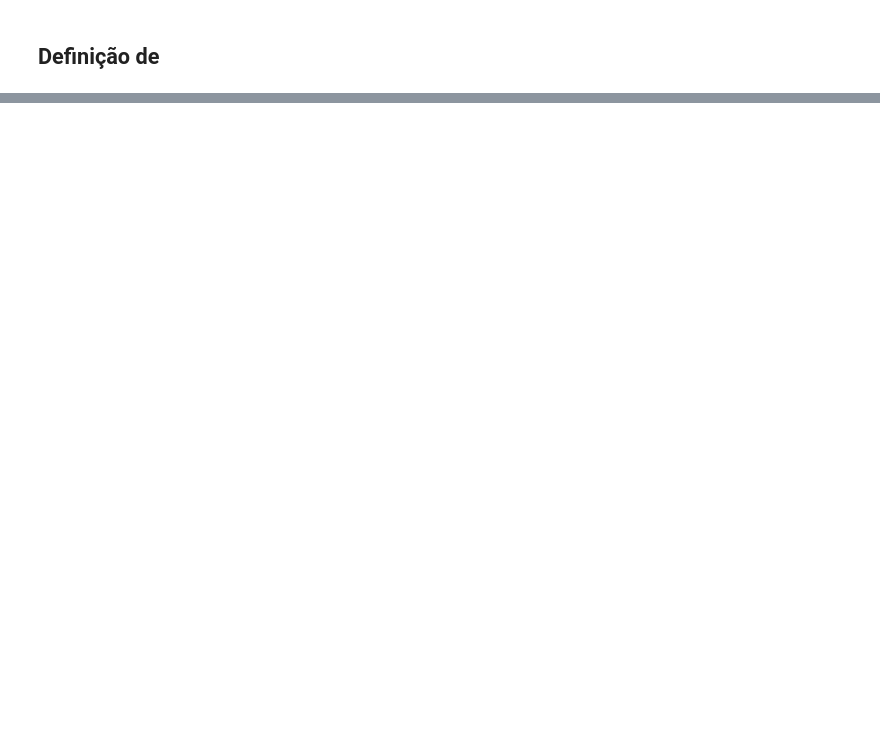
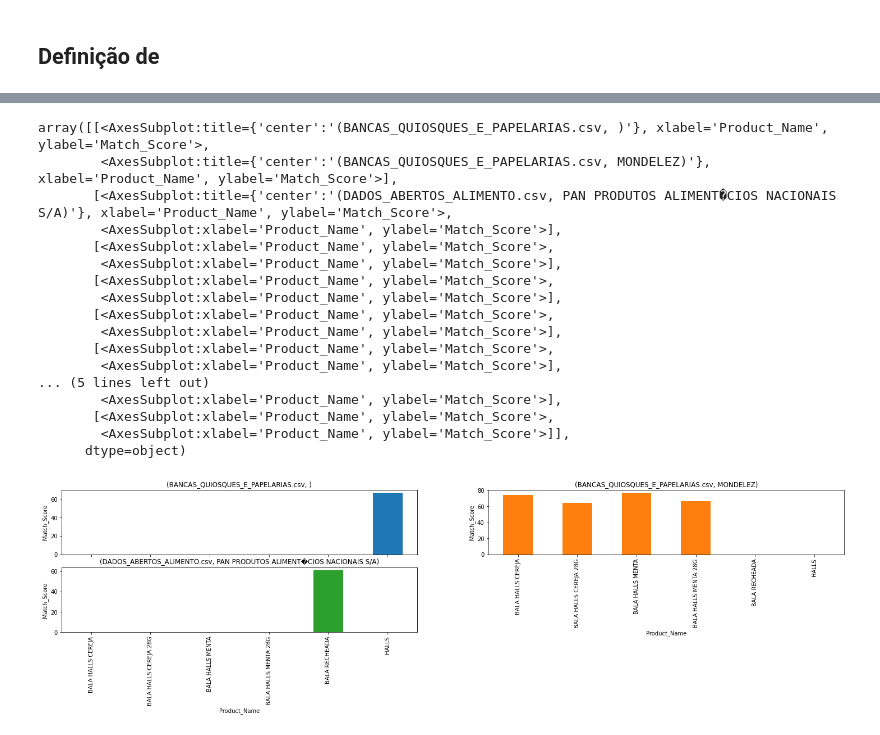
Before and after one commit to ssnivlek/fuzzy_csv_search, a Jupyter notebook: fuzzy_search.ipynb, the cells around one changed output, grey strips where cells are left out. Saved outputs shown, nothing was run; the diff lists cells and outputs as text; code cells hidden in the pictures; blank space fills up the shorter version.

```diff
--- a/fuzzy_search.ipynb
+++ b/fuzzy_search.ipynb
@@ -162,0 +223,21 @@ df.head()
+# %%
+dfp.plot(kind='bar', subplots=True, figsize=(25, 25),layout=(10,2),legend=False,ylabel='Match_Score')
+# %% [output]
+array([[<AxesSubplot:title={'center':'(BANCAS_QUIOSQUES_E_PAPELARIAS.csv, )'}, xlabel='Product_Name', ylabel='Match_Score'>,
+        <AxesSubplot:title={'center':'(BANCAS_QUIOSQUES_E_PAPELARIAS.csv, MONDELEZ)'}, xlabel='Product_Name', ylabel='Match_Score'>],
+       [<AxesSubplot:title={'center':'(DADOS_ABERTOS_ALIMENTO.csv, PAN PRODUTOS ALIMENT�CIOS NACIONAIS S/A)'}, xlabel='Product_Name', ylabel='Match_Score'>,
+        <AxesSubplot:xlabel='Product_Name', ylabel='Match_Score'>],
+       [<AxesSubplot:xlabel='Product_Name', ylabel='Match_Score'>,
+        <AxesSubplot:xlabel='Product_Name', ylabel='Match_Score'>],
+       [<AxesSubplot:xlabel='Product_Name', ylabel='Match_Score'>,
+        <AxesSubplot:xlabel='Product_Name', ylabel='Match_Score'>],
+       [<AxesSubplot:xlabel='Product_Name', ylabel='Match_Score'>,
+        <AxesSubplot:xlabel='Product_Name', ylabel='Match_Score'>],
+       [<AxesSubplot:xlabel='Product_Name', ylabel='Match_Score'>,
+        <AxesSubplot:xlabel='Product_Name', ylabel='Match_Score'>],
+... (5 lines left out)
+        <AxesSubplot:xlabel='Product_Name', ylabel='Match_Score'>],
+       [<AxesSubplot:xlabel='Product_Name', ylabel='Match_Score'>,
+        <AxesSubplot:xlabel='Product_Name', ylabel='Match_Score'>]],
+      dtype=object)
+[figure, added]
```
Also changed, not shown: parts of 22 cells of this notebook.
